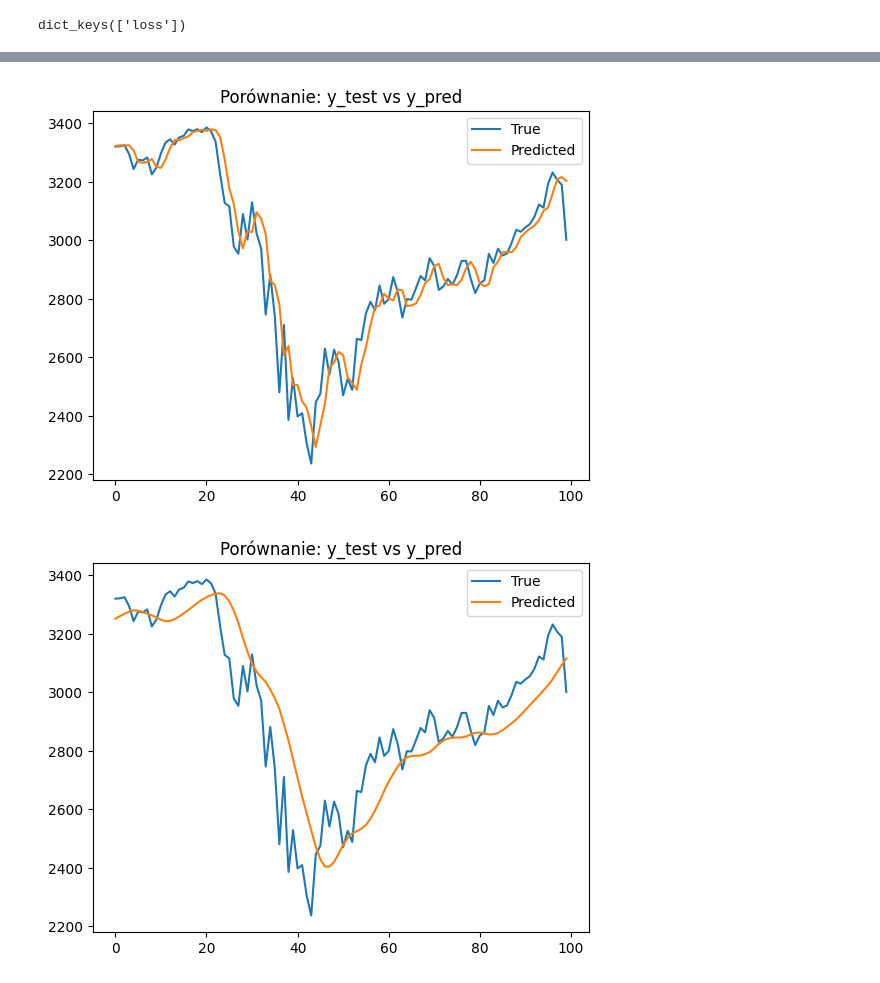
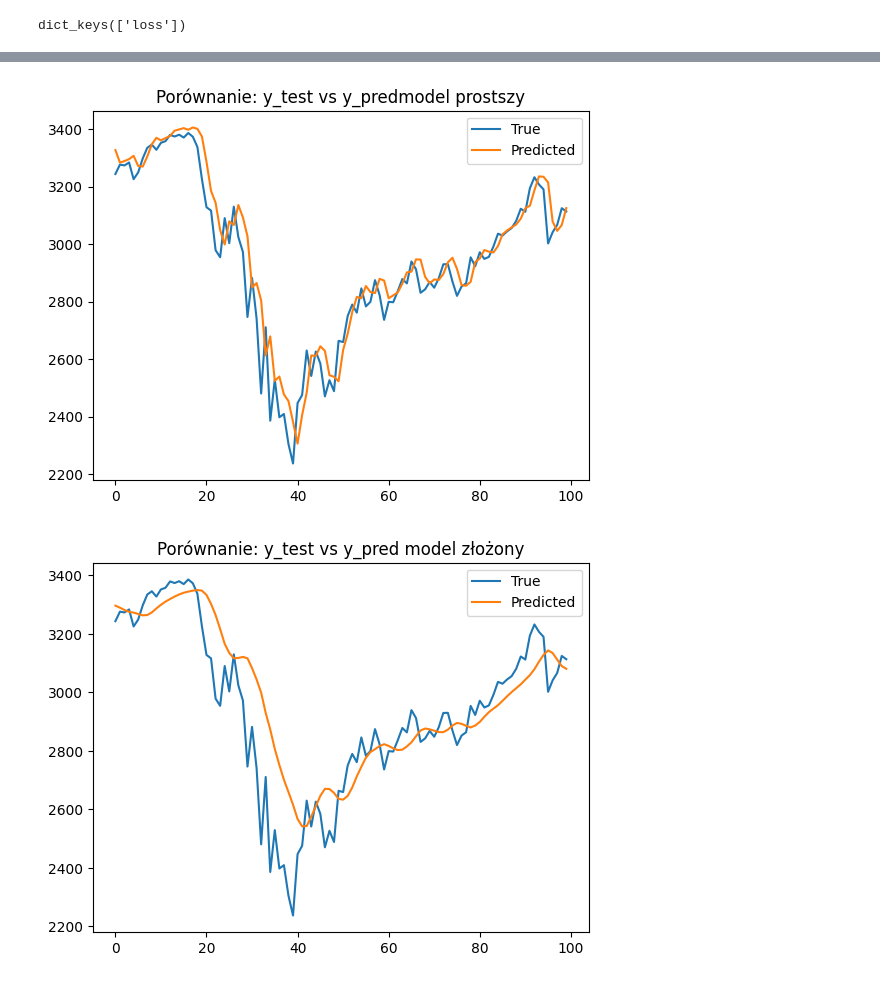
Before and after one commit to pnnowak/Projektyrynkifin, a Jupyter notebook: Modelowanieakcji_lstm.ipynb, the cells around one changed output, grey strips where cells are left out. Saved outputs shown, nothing was run; the diff lists cells and outputs as text; code cells hidden in the pictures.

```diff
--- a/Modelowanieakcji_lstm.ipynb
+++ b/Modelowanieakcji_lstm.ipynb
@@ -86,3 +117,12 @@ predictions = scaler.inverse_transform(predictions)
+# %%
+# musimy je również umieścić w tymczasowej tablicy o 3 kolumnach.
+temp_y_test = np.zeros((len(y_test), num_features))
+temp_y_test[:, 0] = y_test
+
+inverted_y_test = scaler.inverse_transform(temp_y_test)
+y_test_original_scale = inverted_y_test[:, 0].reshape(-1, 1)
+
+y_test = y_test_original_scale
 # %%
 print(predictions[:5])
 print(y_test[:5])
@@ -96,3 +139,0 @@ print(y_test[:5])
-# %%
-y_test = scaler.inverse_transform(y_test.reshape(-1, 1))
-print(y_test[:5])
@@ -122,7 +161,7 @@ plt.show()
 #drugi model trochę większy
 model1 = Sequential()
 
-model1.add(LSTM(units=50, return_sequences=True, input_shape=(X_train.shape[1], 1)))
+model1.add(LSTM(units=50, return_sequences=True, input_shape=(X_train.shape[1], 3)))
 model1.add(Dropout(0.2))
 model1.add(LSTM(units=50, return_sequences=True))
 model1.add(Dropout(0.2))
@@ -177,8 +216,13 @@ Epoch 25/25
 # %%
 predictions1 = model1.predict(X_test)
 
-# Odwrócenie skalowania
-predictions1 = scaler.inverse_transform(predictions1)
+num_features1 = scaler.n_features_in_
+temp_array1 = np.zeros((len(predictions1), num_features1))
+temp_array1[:, 0] = predictions1[:, 0] # Umieść predykcje ceny zamknięcia w pierwszej kolumnie
+
+inverted_predictions1 = scaler.inverse_transform(temp_array1)
+
+predictions1 = inverted_predictions1[:, 0].reshape(-1, 1)
 
 print("Przykładowe predykcje po odwróceniu skalowania:", predictions1[:5])
 # %% [output]
@@ -306,15 +352,15 @@ plt.show()
 # %%
 plt.plot(y_test[:100], label='True')
 plt.plot(predictions[:100], label='Predicted')
-plt.title("Porównanie: y_test vs y_pred")
+plt.title("Porównanie: y_test vs y_predmodel prostszy")
 plt.legend()
 plt.show()
 
 plt.plot(y_test[:100], label='True')
 plt.plot(predictions1[:100], label='Predicted')
-plt.title("Porównanie: y_test vs y_pred")
+plt.title("Porównanie: y_test vs y_pred model złożony")
 plt.legend()
 plt.show()
 # %% [output]
-[figure, old version]
+[figure, new version]
-[figure, old version]
+[figure, new version]
```
Also changed, not shown: parts of 37 cells of this notebook.
